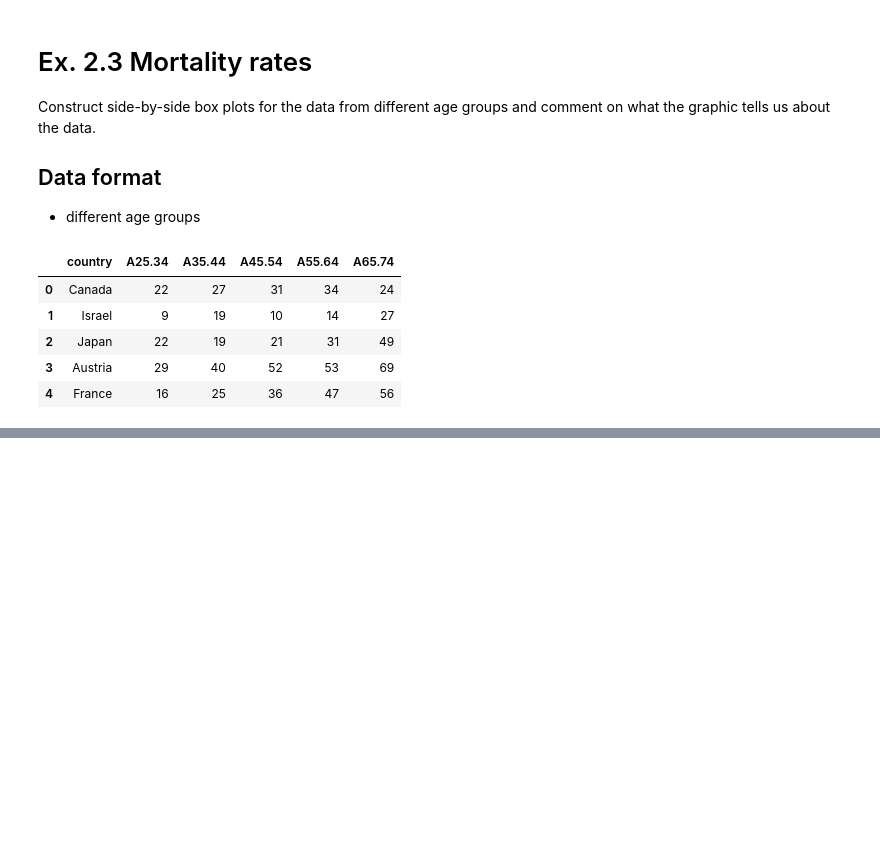
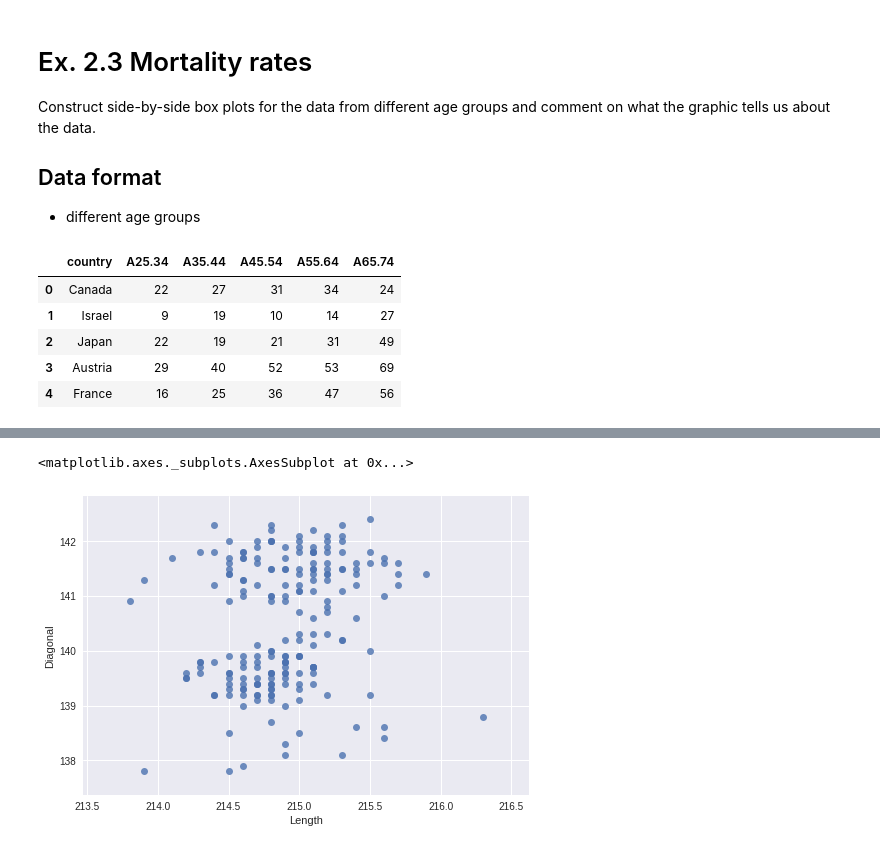
Before and after one commit to seporaitis/hsaur-python, a Jupyter notebook: Chapter2.ipynb, the cells around one changed output, grey strips where cells are left out. Drawn from its saved outputs; the diff is of its cells as text; code cells hidden in the pictures; blank space fills up the shorter version.

```diff
--- a/Chapter2.ipynb
+++ b/Chapter2.ipynb
@@ -493,0 +528,4 @@ suicides.head()
+# %%
+banknote = pd.read_csv('banknote.csv')
+del banknote['Unnamed: 0']
+banknote.head()
@@ -493,0 +551,5 @@ suicides.head()
+# %%
+sns.regplot(x="Length", y="Diagonal", data=banknote, fit_reg=False)
+# %% [output]
+<matplotlib.axes._subplots.AxesSubplot at 0x...>
+[figure, added]
```
Also changed, not shown: parts of 28 cells of this notebook, 2 other files.
